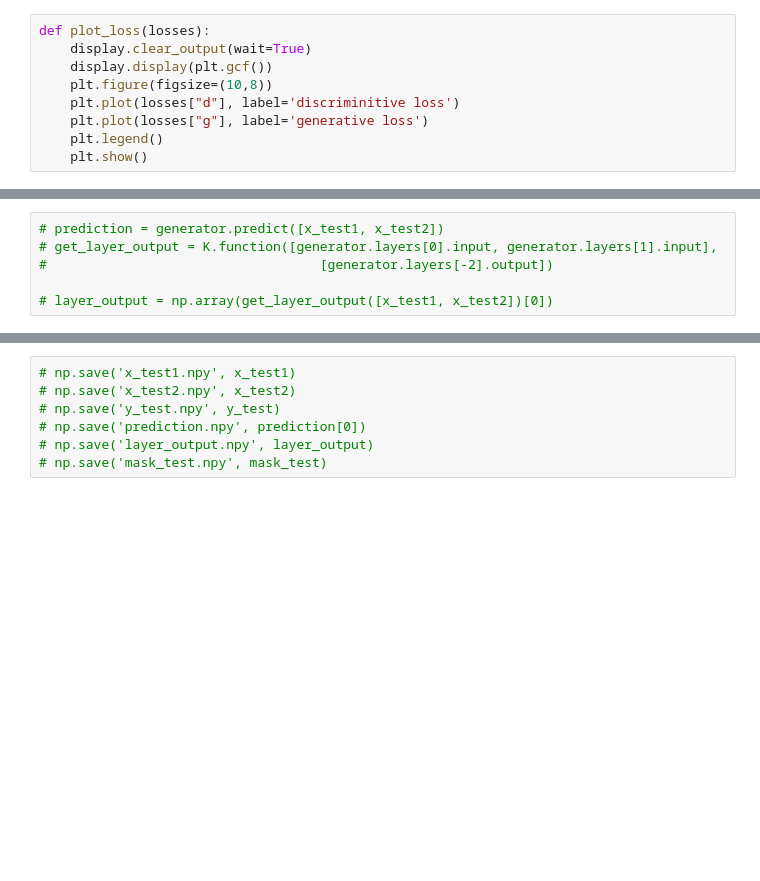
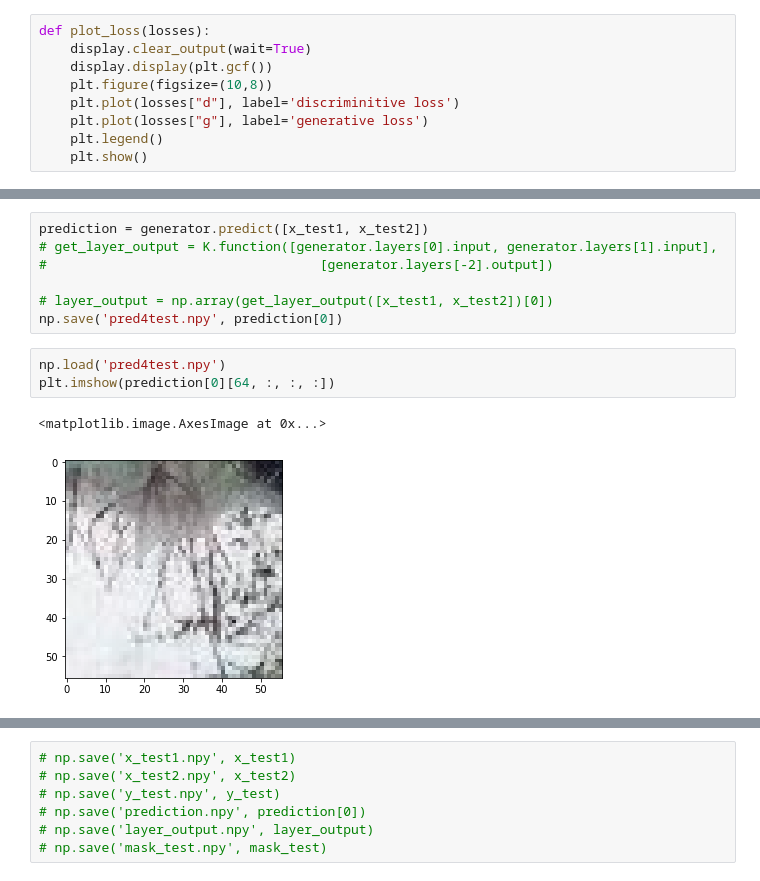
Before and after one commit to cianhwang/FusionNet, a Jupyter notebook: fusionnet.ipynb, the cells around one changed output, grey strips where cells are left out. Drawn from its saved outputs; the diff is of its cells as text; blank space fills up the shorter version.

```diff
--- a/fusionnet.ipynb
+++ b/fusionnet.ipynb
@@ -346,6 +348,13 @@ for e in tqdm(range(epoch)):
 # %%
-# prediction = generator.predict([x_test1, x_test2])
+prediction = generator.predict([x_test1, x_test2])
 # get_layer_output = K.function([generator.layers[0].input, generator.layers[1].input],
 #                                   [generator.layers[-2].output])
 
 # layer_output = np.array(get_layer_output([x_test1, x_test2])[0])
+np.save('pred4test.npy', prediction[0])
+# %%
+np.load('pred4test.npy')
+plt.imshow(prediction[0][64, :, :, :])
+# %% [output]
+<matplotlib.image.AxesImage at 0x...>
+[figure, added]
```
Also changed, not shown: parts of 4 cells of this notebook.
